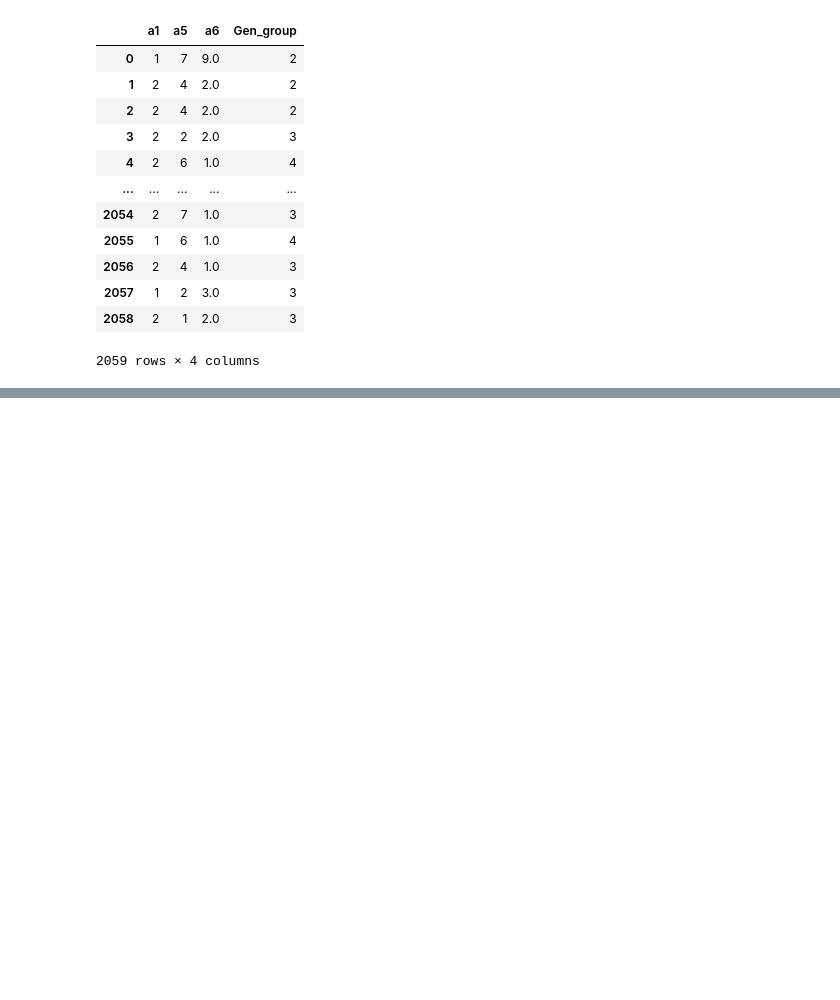
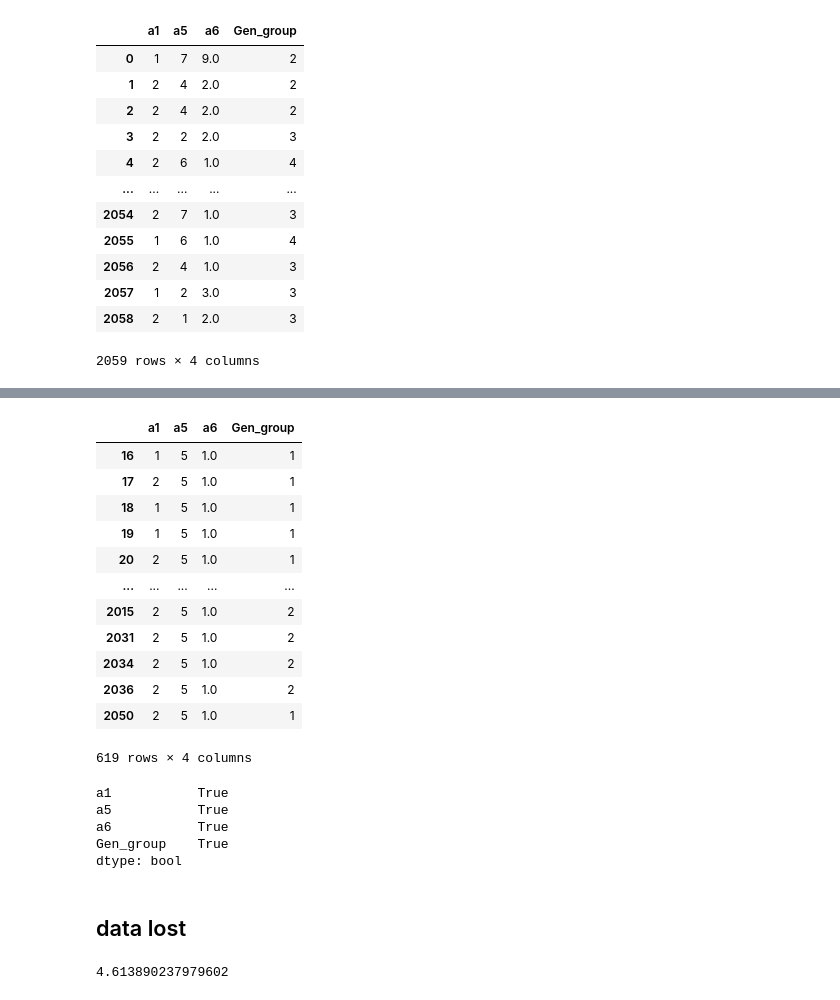
Before and after one commit to puttipongyy/BSC_DPDM23, a Jupyter notebook: test_survey.ipynb, the cells around one changed output, grey strips where cells are left out. Saved outputs shown, nothing was run; the diff lists cells and outputs as text; code cells hidden in the pictures; blank space fills up the shorter version.

Commit message:
clean la data

```diff
--- a/test_survey.ipynb
+++ b/test_survey.ipynb
@@ -328,0 +385,18 @@ classification_data
+# %%
+classification_data.loc[(classification_data['a5']==5), 'a6'] = 1
+# %%
+classification_data.loc[(classification_data['a5']==5)]
+# %% [output]
+|  | a1 | a5 | a6 | Gen_group |
+| 16 | 1 | 5 | 1.0 | 1 |
+| 17 | 2 | 5 | 1.0 | 1 |
+| 18 | 1 | 5 | 1.0 | 1 |
+| 19 | 1 | 5 | 1.0 | 1 |
+| 20 | 2 | 5 | 1.0 | 1 |
+| ... | ... | ... | ... | ... |
+| 2015 | 2 | 5 | 1.0 | 2 |
+| 2031 | 2 | 5 | 1.0 | 2 |
+| 2034 | 2 | 5 | 1.0 | 2 |
+| 2036 | 2 | 5 | 1.0 | 2 |
+| 2050 | 2 | 5 | 1.0 | 1 |
+619 rows × 4 columns
@@ -328,0 +407,8 @@ classification_data
+# %%
+classification_data.isnull().any()
+# %% [output]
+a1           True
+a5           True
+a6           True
+Gen_group    True
+dtype: bool
@@ -328,0 +421,7 @@ classification_data
+# %% [markdown]
+## data lost
+# %%
+data_lost = ((len_source - len_no_na)/len_source)*100
+print(data_lost)
+# %% [output]
+4.613890237979602
```
Also changed, not shown: parts of 11 cells of this notebook.
